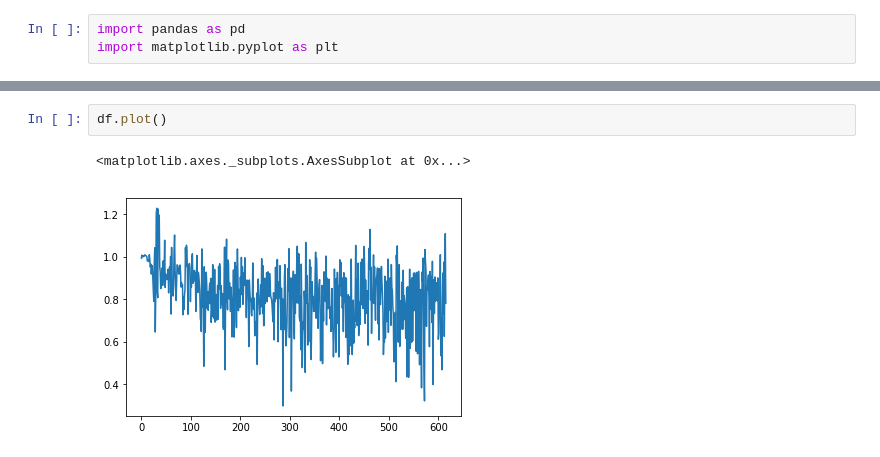
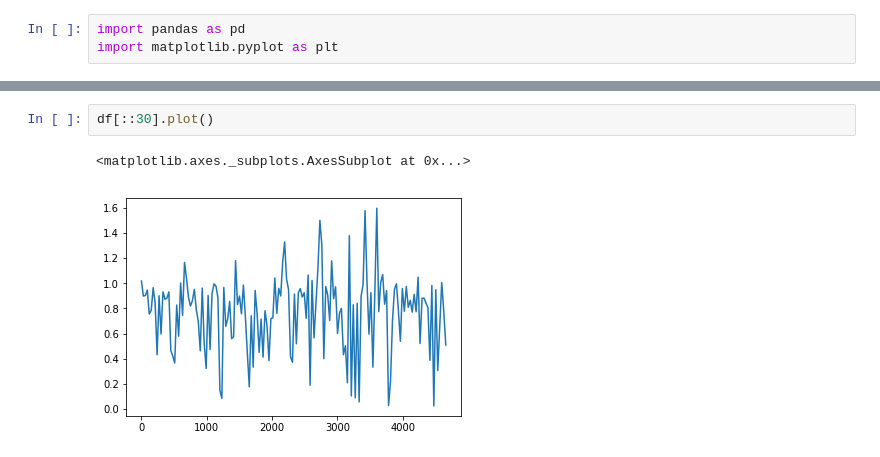
Before and after one commit to jacooobi/vizdoom, a Jupyter notebook: vis.ipynb, the cells around one changed output, grey strips where cells are left out. Saved outputs shown, nothing was run; the diff lists cells and outputs as text.

```diff
--- a/vis.ipynb
+++ b/vis.ipynb
@@ -15,9 +15,9 @@ df.head(n=5)
 Name: loss, dtype: float64
 # %%
-df.plot()
+df[::30].plot()
 # %% [output]
 <matplotlib.axes._subplots.AxesSubplot at 0x...>
-[figure, old version]
+[figure, new version]
 # %%
 reward_df = pd.read_csv('./rewards.csv')
 reward_df = reward_df['reward']
```
Also changed, not shown: parts of 3 cells of this notebook, 10 other files.
